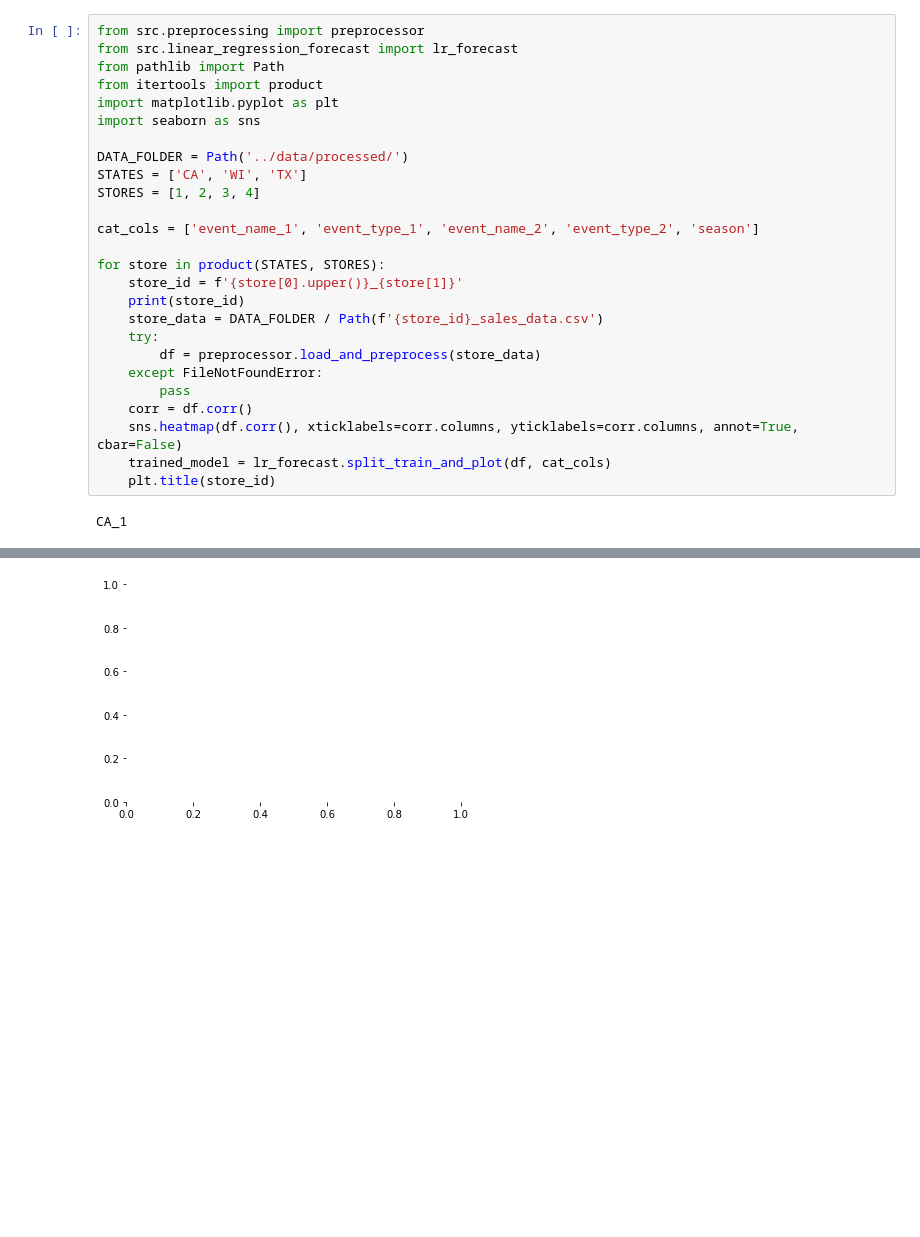
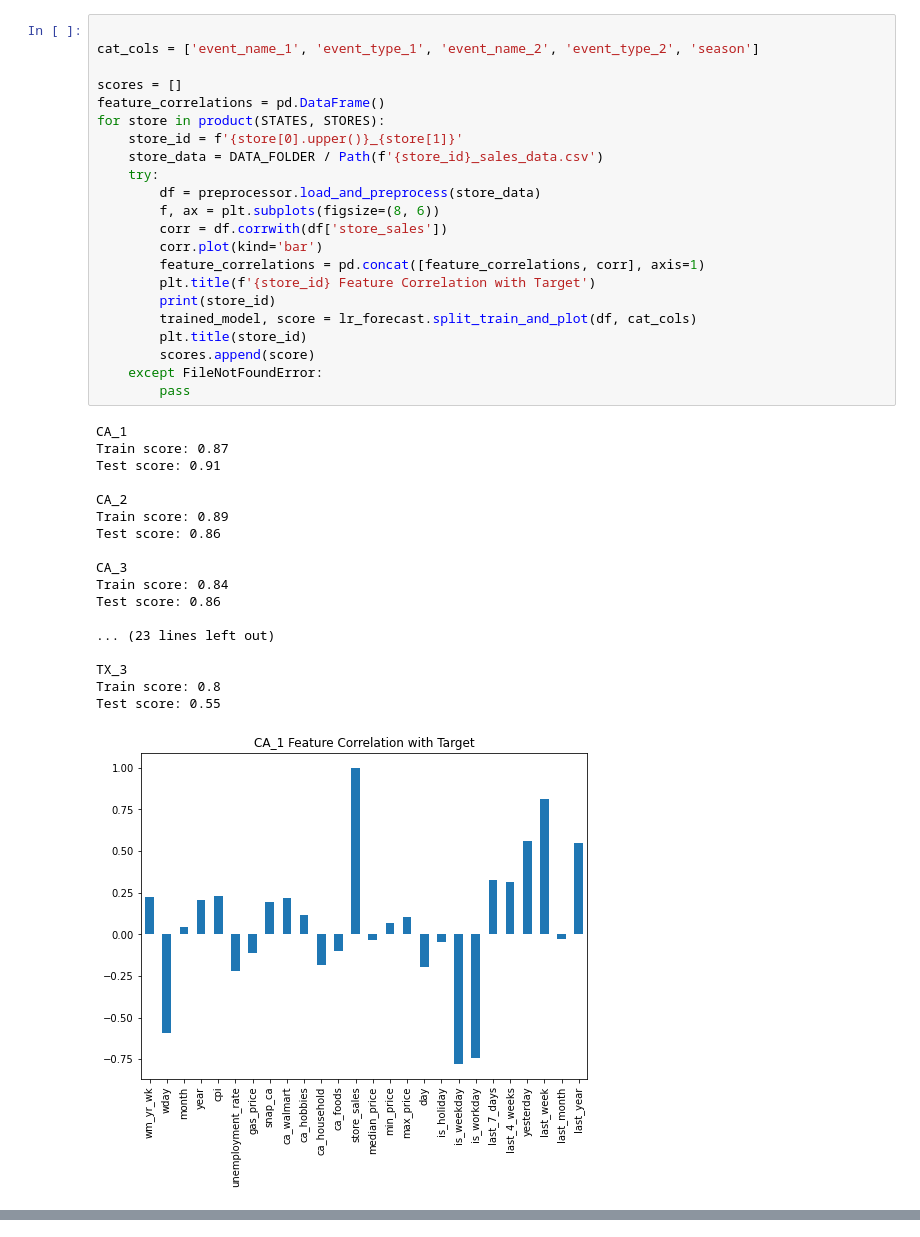
Before and after one commit to ngkhiem97/Walmart-Strategic-Sales-Forecasting, a Jupyter notebook: notebooks/linear_regression_notebook.ipynb, the cells around one changed output, grey strips where cells are left out. Saved outputs shown, nothing was run; the diff lists cells and outputs as text; blank space fills up the shorter version.

Commit message:
Fixes bugs in linear regression notebook

```diff
--- a/notebooks/linear_regression_notebook.ipynb
+++ b/notebooks/linear_regression_notebook.ipynb
@@ -6,28 +22,41 @@
 # %%
-from src.preprocessing import preprocessor
-from src.linear_regression_forecast import lr_forecast
-from pathlib import Path
-from itertools import product
-import matplotlib.pyplot as plt
-import seaborn as sns
-
-DATA_FOLDER = Path('../data/processed/')
-STATES = ['CA', 'WI', 'TX']
-STORES = [1, 2, 3, 4]
 
 cat_cols = ['event_name_1', 'event_type_1', 'event_name_2', 'event_type_2', 'season']
 
+scores = []
+feature_correlations = pd.DataFrame()
 for store in product(STATES, STORES):
     store_id = f'{store[0].upper()}_{store[1]}'
-    print(store_id)
     store_data = DATA_FOLDER / Path(f'{store_id}_sales_data.csv')
     try:
         df = preprocessor.load_and_preprocess(store_data)
+        f, ax = plt.subplots(figsize=(8, 6))
+        corr = df.corrwith(df['store_sales'])
+        corr.plot(kind='bar')
+        feature_correlations = pd.concat([feature_correlations, corr], axis=1)
+        plt.title(f'{store_id} Feature Correlation with Target')
+        print(store_id)
+        trained_model, score = lr_forecast.split_train_and_plot(df, cat_cols)
+        plt.title(store_id)
+        scores.append(score)
     except FileNotFoundError:
         pass
-    corr = df.corr()
-    sns.heatmap(df.corr(), xticklabels=corr.columns, yticklabels=corr.columns, annot=True, cbar=False)
-    trained_model = lr_forecast.split_train_and_plot(df, cat_cols)
-    plt.title(store_id)
 # %% [output]
 CA_1
+Train score: 0.87
+Test score: 0.91
+
+CA_2
+Train score: 0.89
+Test score: 0.86
+
+CA_3
+Train score: 0.84
+Test score: 0.86
+
+... (23 lines left out)
+
+TX_3
+Train score: 0.8
+Test score: 0.55
+[figure, new version]
@@ -35 +73,0 @@ AttributeError: 'QuadMesh' object has no property 'cabr'
-[figure, old version]
```
Also changed, not shown: parts of 9 cells of this notebook, 1 other file.
